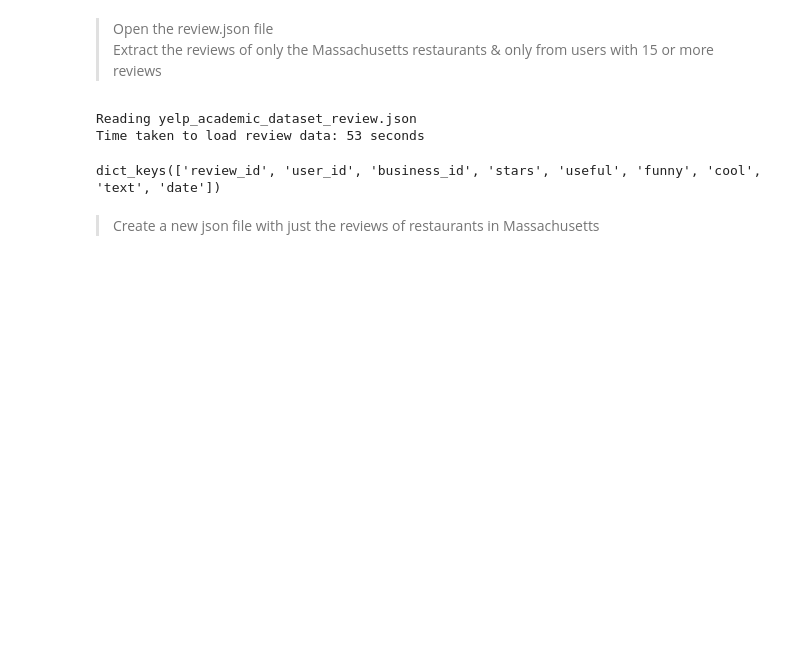
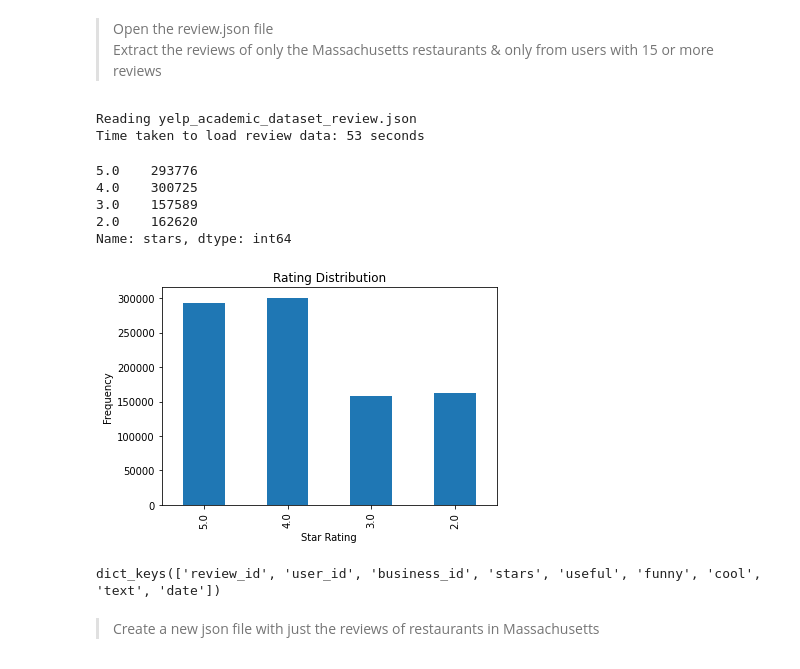
Before and after one commit to agiang42sjsu/cmpe255-project-grp, a Jupyter notebook: Preprocessing.ipynb, the cells around one changed output. Cells and saved outputs as stored; diff of their text form; code cells hidden in the pictures; blank space fills up the shorter version.

```diff
--- a/Preprocessing.ipynb
+++ b/Preprocessing.ipynb
@@ -133,6 +133,8 @@ with open(yelp_dataset_path + 'yelp_academic_dataset_review.json', encoding="utf
         review = json.loads(line)
         if review.get('business_id') in MA_restaurants_id:
             if review.get('user_id') in valid_user_id:
+                if review.get('stars') == 1.0:
+                    review['stars'] = 2.0
                 review_data.append(review)
 
 end = time.time()
@@ -141,6 +143,19 @@ print("Time taken to load review data: %d seconds" %duration_without_dr)
 # %% [output]
 Reading yelp_academic_dataset_review.json
 Time taken to load review data: 53 seconds
+# %%
+import matplotlib.pyplot as plt
+import pandas as pd
+df = pd.DataFrame(review_data)
+print(df['stars'].value_counts().sort_index(ascending=False))
+df.stars.value_counts().sort_index(ascending=False).plot(kind="bar",title='Rating Distribution',xlabel='Star Rating',ylabel="Frequency");
+# %% [output]
+5.0    293776
+4.0    300725
+3.0    157589
+2.0    162620
+Name: stars, dtype: int64
+[figure, added]
 # %%
 print(review_data[0].keys())
 # %% [output]
```
